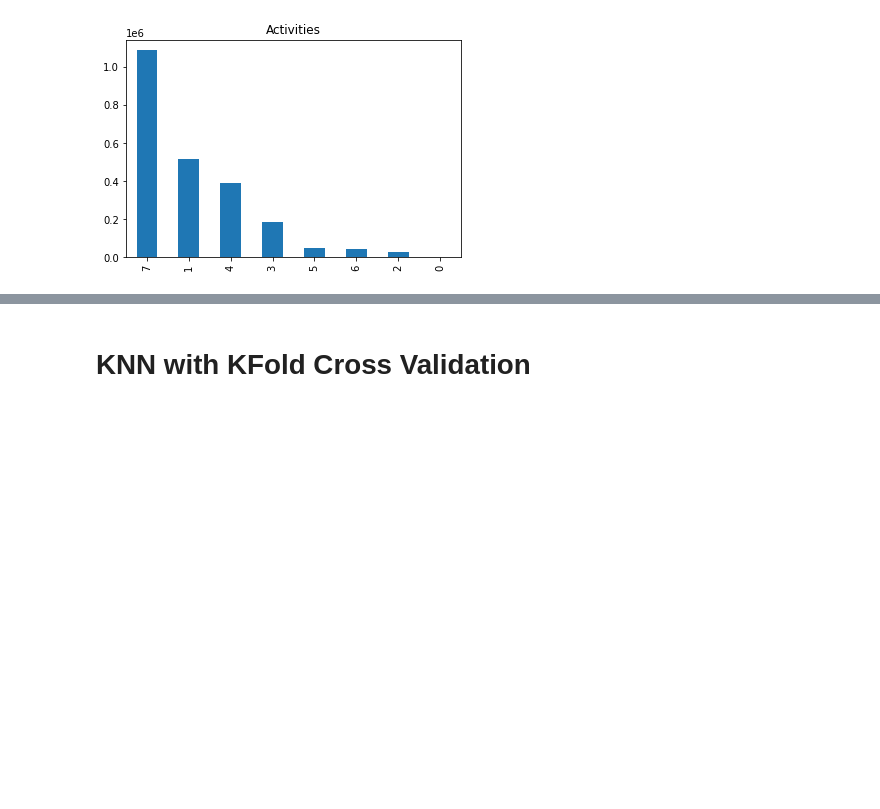
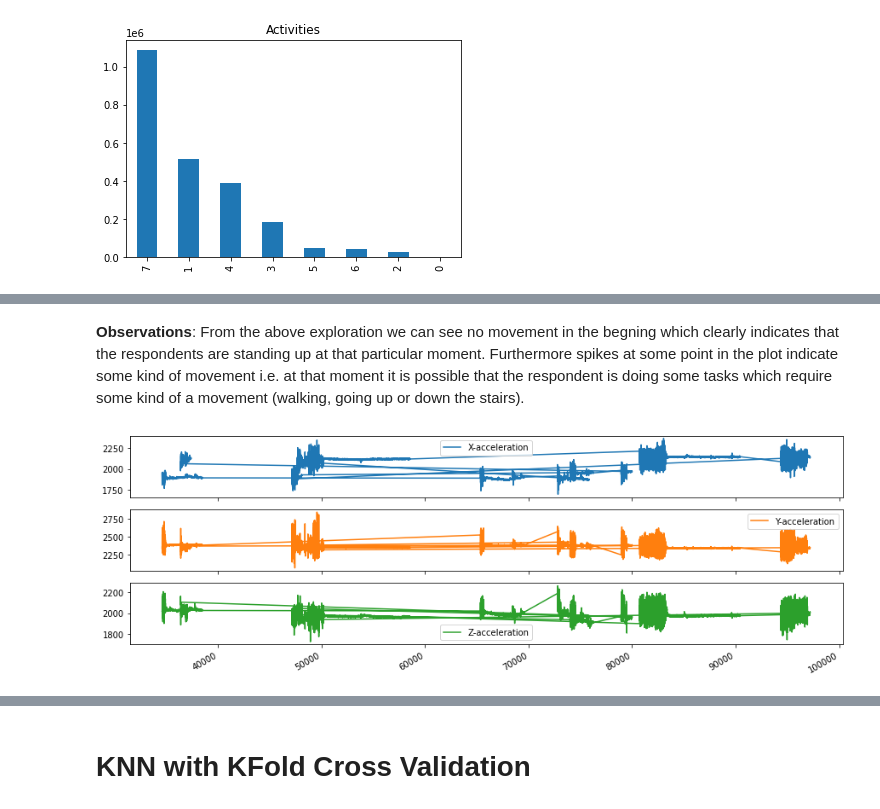
Before and after one commit to cr7yash/Activity-Recognition-from-Single-Chest-Mounted-Accelerometer, a Jupyter notebook: Assignment.ipynb, the cells around one changed output, grey strips where cells are left out. Cells and saved outputs as stored; diff of their text form; code cells hidden in the pictures; blank space fills up the shorter version.

```diff
--- a/Assignment.ipynb
+++ b/Assignment.ipynb
@@ -171,0 +105,11 @@ for i in range(0, columnNum):
+# %% [markdown]
+**Observations**:
+From the above exploration we can see no movement in the begning which clearly indicates that the respondents are standing up at that particular moment. Furthermore spikes at some point in the plot indicate some kind of movement i.e. at that moment it is possible that the respondent is doing some tasks which require some kind of a movement (walking, going up or down the stairs).
+# %%
+#Standing
+expThree = final_df[final_df['Activity ID'] == 3]
+expThree = expThree[['X-acceleration', 'Y-acceleration', 'Z-acceleration']]
+expThree = expThree[:40000]
+axThree = expThree.plot(subplots = True, figsize=(15, 5))
+# %% [output]
+[figure, added]
```
Also changed, not shown: parts of 58 cells of this notebook.
